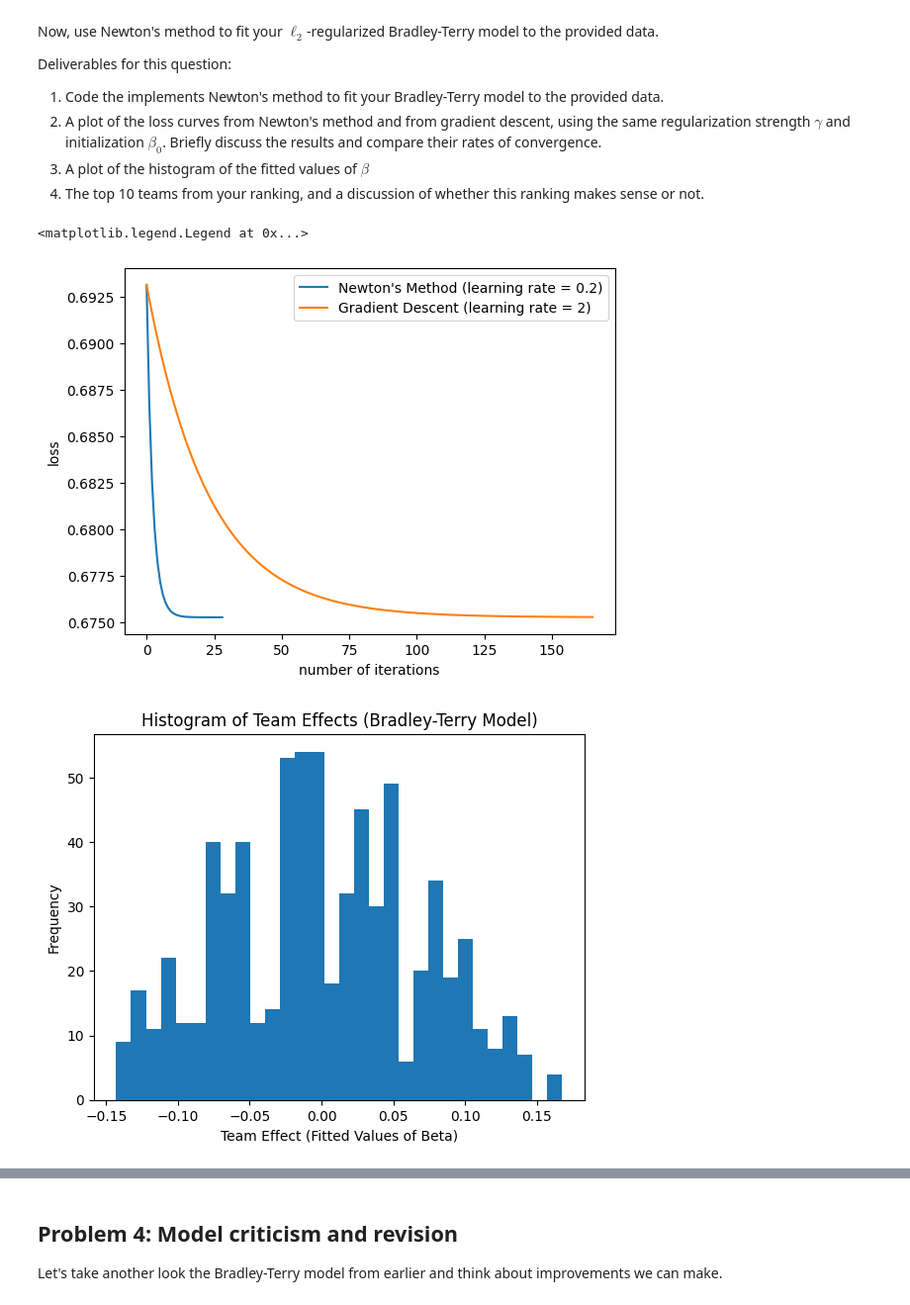
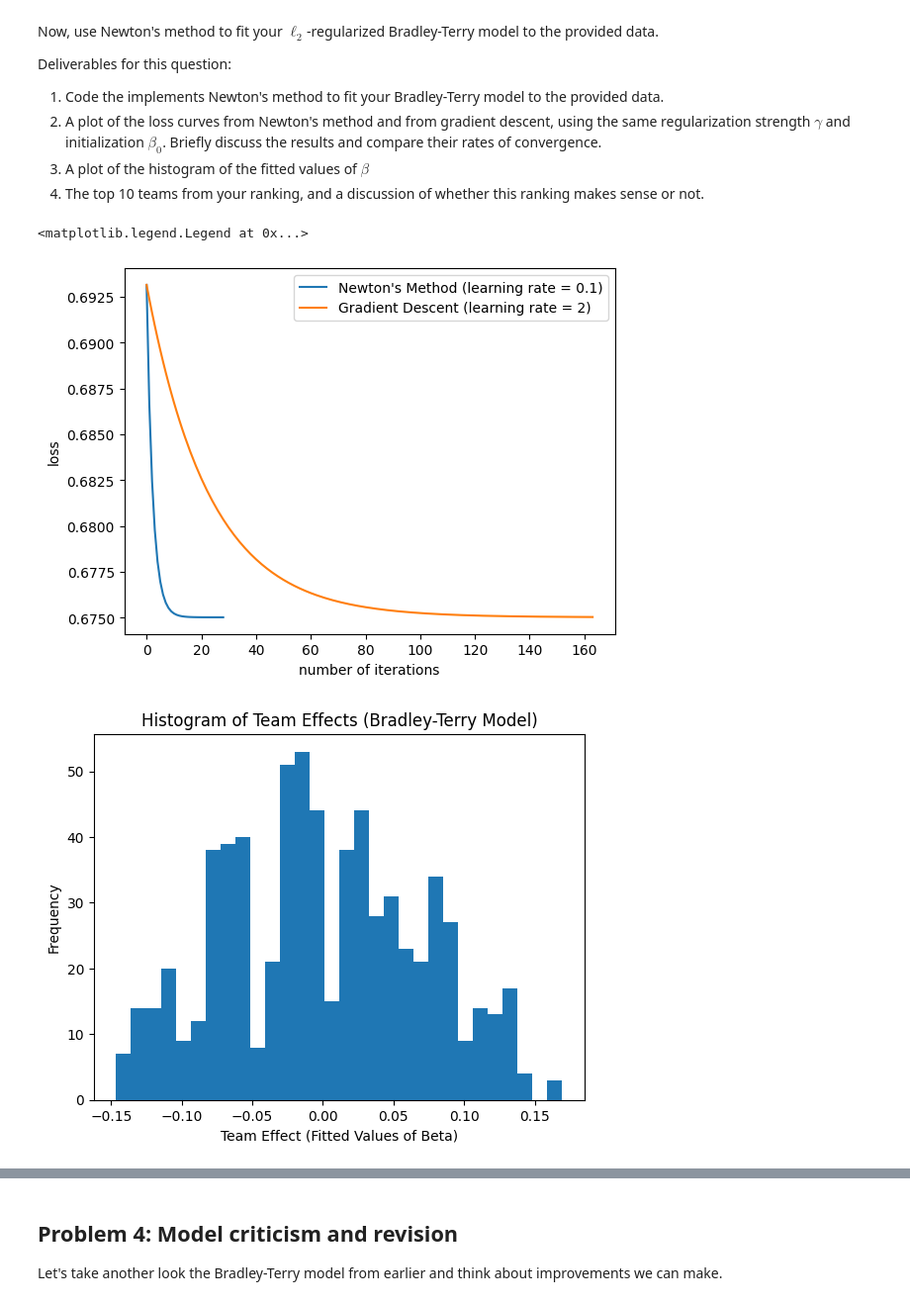
Before and after one commit to dlvh/stats305b, a Jupyter notebook: assignments/hw1/hw1.ipynb, the cells around one changed output, grey strips where cells are left out. Shown at 99% size. Cells and saved outputs as stored; diff of their text form; code cells hidden in the pictures.

```diff
--- a/assignments/hw1/hw1.ipynb
+++ b/assignments/hw1/hw1.ipynb
@@ -58,9 +58,10 @@ As the first step, no additional pre-processing is considered; they are left as
 # %%
 # drop games with nan scores
 # and store the results in a new dataframe called df
-df = allgames.dropna(subset=['Home Points', 'Away Points'])
+df = allgames.dropna(subset=['Home Points', 'Away Points', 'Neutral Site'])
 # to avoid bias, further drop all the games where the points are tied.
 df = df[df["Away Points"] != df["Home Points"]]
+df = df[df["Neutral Site"] != True]
 
 # Bradley-Terry model
 
@@ -371,7 +372,7 @@ Deliverables for this question:
 # parameters
 
 # learning rate
-learning_rate = 0.2
+learning_rate = 0.1
 # regularization parameter gamma
 gamma = 0.01
 # initial beta
@@ -397,14 +398,14 @@ for _ in range(num_iterations):
 # %%
 # plotting loss curve
 list_of_loss_newton = torch.as_tensor(list_of_loss_newton)
-plt.plot(list_of_loss_newton, label="Newton's Method (learning rate = 0.2)")
+plt.plot(list_of_loss_newton, label="Newton's Method (learning rate = 0.1)")
 plt.plot(loss_tensor_gradient_descent, label="Gradient Descent (learning rate = 2)")
 plt.xlabel("number of iterations")
 plt.ylabel("loss")
 plt.legend()
 # %% [output]
 <matplotlib.legend.Legend at 0x...>
-[figure, old version]
+[figure, new version]
 # %%
 # plotting fitted values of beta
 beta_df = pd.DataFrame({"Team": teams, "Effect": beta.detach().numpy().flatten()})
@@ -415,7 +416,7 @@ plt.xlabel("Team Effect (Fitted Values of Beta)")
 plt.ylabel("Frequency")
 plt.show()
 # %% [output]
-[figure, old version]
+[figure, new version]
 # %%
 # top 10 teams
 beta_df.sort_values(by="Effect", ascending=False).head(10)
```
Also changed, not shown: parts of 19 cells of this notebook.
